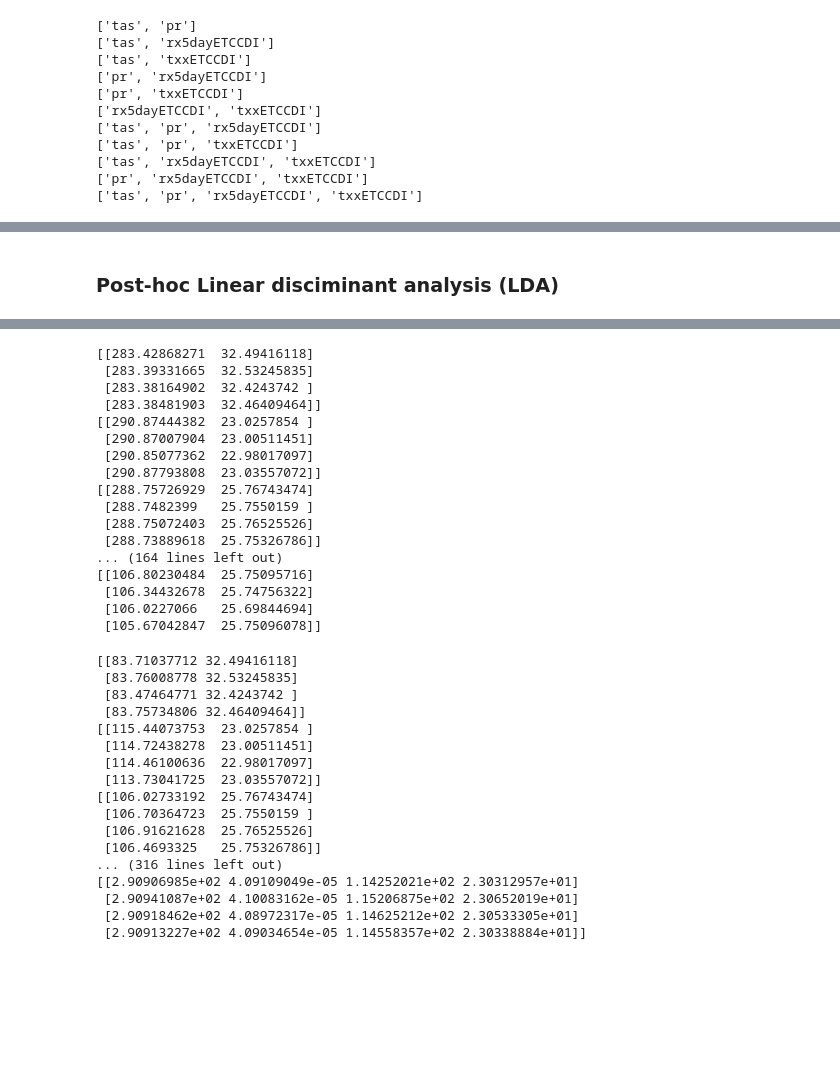
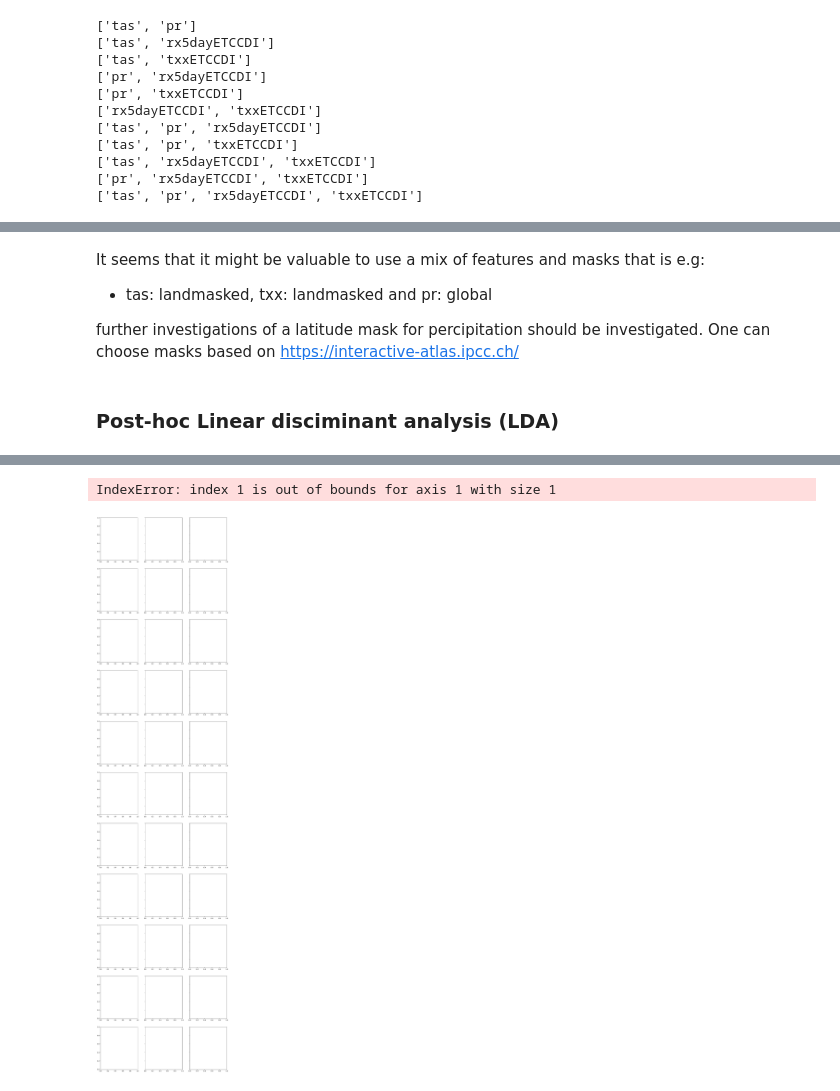
Before and after one commit to Johannesfjeldsaa/Masterthesis_S23, a Jupyter notebook: 06 - Variance analysis to detect SSP differences early.ipynb, the cells around one changed output, grey strips where cells are left out. Cells and saved outputs as stored; diff of their text form; code cells hidden in the pictures; blank space fills up the shorter version.

Commit message:
started latitude masking of perciptation

```diff
--- a/06 - Variance analysis to detect SSP differences early.ipynb
+++ b/06 - Variance analysis to detect SSP differences early.ipynb
@@ -424,3 +446,8 @@ plt.show()
+# %% [markdown]
+It seems that it might be valuable to use a mix of features and masks that is e.g:
+- tas: landmasked, txx: landmasked and pr: global
+
+further investigations of a latitude mask for percipitation should be investigated. One can choose masks based on https://interactive-atlas.ipcc.ch/
 # %% [markdown]
 ### Post-hoc Linear disciminant analysis (LDA)
 # %%
@@ -428,19 +455,32 @@ from sklearn.discriminant_analysis import LinearDiscriminantAnalysis as lda
 # %%
-years = list(range(2015, 2020))
-for var_comb in combinations:
+#years = list(range(2015, 2020))
 
-    for year in years:
-        df_yr = data_frames[year]
+fig, axs = plt.subplots(11, 3, figsize=(15, 11*6), sharey='row')
+df_yr = data_frames[2025]
 
-        for mask in masks:
+for row, var_comb in enumerate(combinations):
 
-            lda = lda()
-            df_mask = df_yr[df_yr['mask'] == mask]
-            df_mask = preprocess_for_anova(df_mask, ['SSP'], var_comb)
-            X = df_mask[var_comb]
-            y = df_mask['SSP']
-            lda.fit(X, y)
-            X_lda = lda.transform(X)
+    #for year in years:
 
-            print(post_hoc.means_)
+    for col, mask in enumerate(masks):
+
+        lda = LinearDiscriminantAnalysis()
+        df_mask = df_yr[df_yr['mask'] == mask]
+        df_mask = preprocess_for_anova(df_mask, ['SSP'], var_comb)
+        X = df_mask[var_comb]
+        y = df_mask.pop('SSP').values
+        lda.fit(X, y)
+        X_lda = lda.transform(X)
+        print(X_lda.shape)
+
+        for i, scenario in enumerate(SSPs):
+            X_lda_ssp = X_lda[y == ssp]
+            print(X_lda_ssp)
+            axs[row, col].scatter(X_lda_ssp[:, 0], X_lda_ssp[:, 1],
+                                  label=ssp, color=color_map[ssp])
+            axs[row, col].set_title(f'{mask} ({var_comb})')
+            axs[row, col].set_xlabel('LD1')
+            axs[row, col].set_ylabel('LD2')
+            axs[row, col].legend()
+            axs[row, col].grid(True)
 # %% [output]
@@ -464,34 +504,2 @@ for var_comb in combinations:
-[[283.42868271  32.49416118]
- [283.39331665  32.53245835]
- [283.38164902  32.4243742 ]
- [283.38481903  32.46409464]]
-[[290.87444382  23.0257854 ]
- [290.87007904  23.00511451]
- [290.85077362  22.98017097]
- [290.87793808  23.03557072]]
-[[288.75726929  25.76743474]
- [288.7482399   25.7550159 ]
- [288.75072403  25.76525526]
- [288.73889618  25.75326786]]
-... (164 lines left out)
-[[106.80230484  25.75095716]
- [106.34432678  25.74756322]
- [106.0227066   25.69844694]
- [105.67042847  25.75096078]]
+IndexError: index 1 is out of bounds for axis 1 with size 1
-[[83.71037712 32.49416118]
- [83.76008778 32.53245835]
- [83.47464771 32.4243742 ]
- [83.75734806 32.46409464]]
-[[115.44073753  23.0257854 ]
- [114.72438278  23.00511451]
- [114.46100636  22.98017097]
- [113.73041725  23.03557072]]
-[[106.02733192  25.76743474]
- [106.70364723  25.7550159 ]
- [106.91621628  25.76525526]
- [106.4693325   25.75326786]]
-... (316 lines left out)
-[[2.90906985e+02 4.09109049e-05 1.14252021e+02 2.30312957e+01]
- [2.90941087e+02 4.10083162e-05 1.15206875e+02 2.30652019e+01]
- [2.90918462e+02 4.08972317e-05 1.14625212e+02 2.30533305e+01]
- [2.90913227e+02 4.09034654e-05 1.14558357e+02 2.30338884e+01]]
+[figure, added]
```
Also changed, not shown: parts of 13 cells of this notebook, 3 other files.
